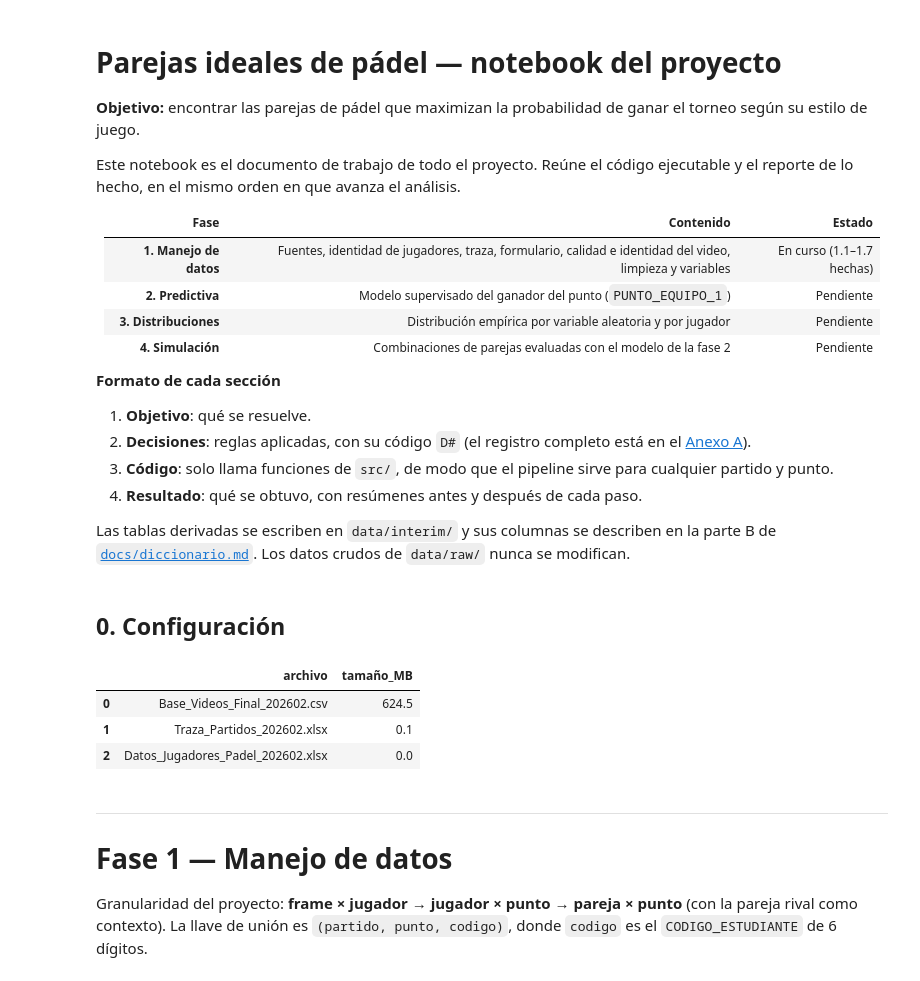
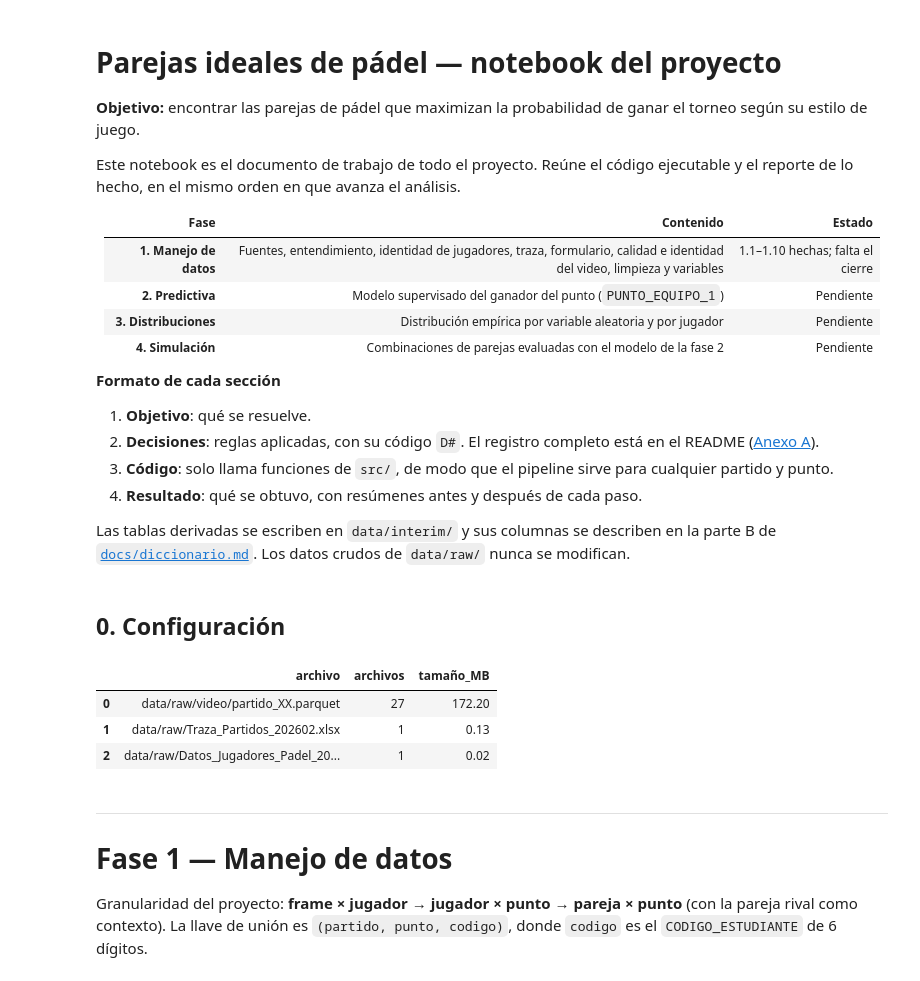
Before and after one commit to juanjocamposv/Proyecto_final_analitica, a Jupyter notebook: notebooks/Proyecto_Parejas_Padel.ipynb, the cells around one changed output. Cells and saved outputs as stored; diff of their text form; code cells hidden in the pictures.

```diff
--- a/notebooks/Proyecto_Parejas_Padel.ipynb
+++ b/notebooks/Proyecto_Parejas_Padel.ipynb
@@ -7,7 +7,7 @@ Este notebook es el documento de trabajo de todo el proyecto. Reúne el código
 
 | Fase | Contenido | Estado |
 |---|---|---|
-| **1. Manejo de datos** | Fuentes, identidad de jugadores, traza, formulario, calidad e identidad del video, limpieza y variables | En curso (1.1–1.7 hechas) |
+| **1. Manejo de datos** | Fuentes, entendimiento, identidad de jugadores, traza, formulario, calidad e identidad del video, limpieza y variables | 1.1–1.10 hechas; falta el cierre |
 | **2. Predictiva** | Modelo supervisado del ganador del punto (`PUNTO_EQUIPO_1`) | Pendiente |
 | **3. Distribuciones** | Distribución empírica por variable aleatoria y por jugador | Pendiente |
 | **4. Simulación** | Combinaciones de parejas evaluadas con el modelo de la fase 2 | Pendiente |
@@ -15,7 +15,7 @@ Este notebook es el documento de trabajo de todo el proyecto. Reúne el código
 **Formato de cada sección**
 
 1. **Objetivo**: qué se resuelve.
-2. **Decisiones**: reglas aplicadas, con su código `D#` (el registro completo está en el [Anexo A](#anexo-a)).
+2. **Decisiones**: reglas aplicadas, con su código `D#`. El registro completo está en el README ([Anexo A](#anexo-a)).
 3. **Código**: solo llama funciones de `src/`, de modo que el pipeline sirve para cualquier partido y punto.
 4. **Resultado**: qué se obtuvo, con resúmenes antes y después de cada paso.
 
@@ -25,33 +25,38 @@ Las tablas derivadas se escriben en `data/interim/` y sus columnas se describen
 # %%
 import sys
 from pathlib import Path
 
 RAIZ = next(p for p in [Path.cwd(), *Path.cwd().parents] if (p / 'CLAUDE.md').is_file())
 if str(RAIZ) not in sys.path:
     sys.path.insert(0, str(RAIZ))
 
 import numpy as np
 import pandas as pd
 from IPython.display import display
 
 from src import datos, fuentes
 from src import identidades as idn
 from src import video as vid
 
 pd.set_option('display.max_columns', 60)
 pd.set_option('display.max_rows', 120)
 pd.set_option('display.width', 200)
 
-for ruta in [datos.ARCHIVO_VIDEO, datos.ARCHIVO_TRAZA, datos.ARCHIVO_FORMULARIO]:
+for ruta in [datos.ARCHIVO_TRAZA, datos.ARCHIVO_FORMULARIO]:
     if not ruta.is_file():
-        raise FileNotFoundError(f'Falta {ruta.relative_to(RAIZ)}: copie los datos crudos en data/raw/.')
-display(pd.DataFrame([{'archivo': r.name, 'tamaño_MB': round(r.stat().st_size / 1024**2, 1)}
-                      for r in [datos.ARCHIVO_VIDEO, datos.ARCHIVO_TRAZA, datos.ARCHIVO_FORMULARIO]]))
+        raise FileNotFoundError(f'Falta {ruta.relative_to(RAIZ)}: haga git pull (los datos están versionados, D19).')
+archivos_video = datos.archivos_video()
+display(pd.DataFrame([
+    {'archivo': 'data/raw/video/partido_XX.parquet', 'archivos': len(archivos_video),
+     'tamaño_MB': round(sum(a.stat().st_size for a in archivos_video) / 1e6, 1)},
+    *[{'archivo': f'data/raw/{r.name}', 'archivos': 1, 'tamaño_MB': round(r.stat().st_size / 1e6, 2)}
+      for r in [datos.ARCHIVO_TRAZA, datos.ARCHIVO_FORMULARIO]],
+]))
 # %% [output]
-|  | archivo | tamaño_MB |
-| 0 | Base_Videos_Final_202602.csv | 624.5 |
-| 1 | Traza_Partidos_202602.xlsx | 0.1 |
-| 2 | Datos_Jugadores_Padel_202602.xlsx | 0.0 |
+|  | archivo | archivos | tamaño_MB |
+| 0 | data/raw/video/partido_XX.parquet | 27 | 172.20 |
+| 1 | data/raw/Traza_Partidos_202602.xlsx | 1 | 0.13 |
+| 2 | data/raw/Datos_Jugadores_Padel_20... | 1 | 0.02 |
 # %% [markdown]
 ---
 # Fase 1 — Manejo de datos
```
Also changed, not shown: parts of 41 cells of this notebook, 37 other files.
